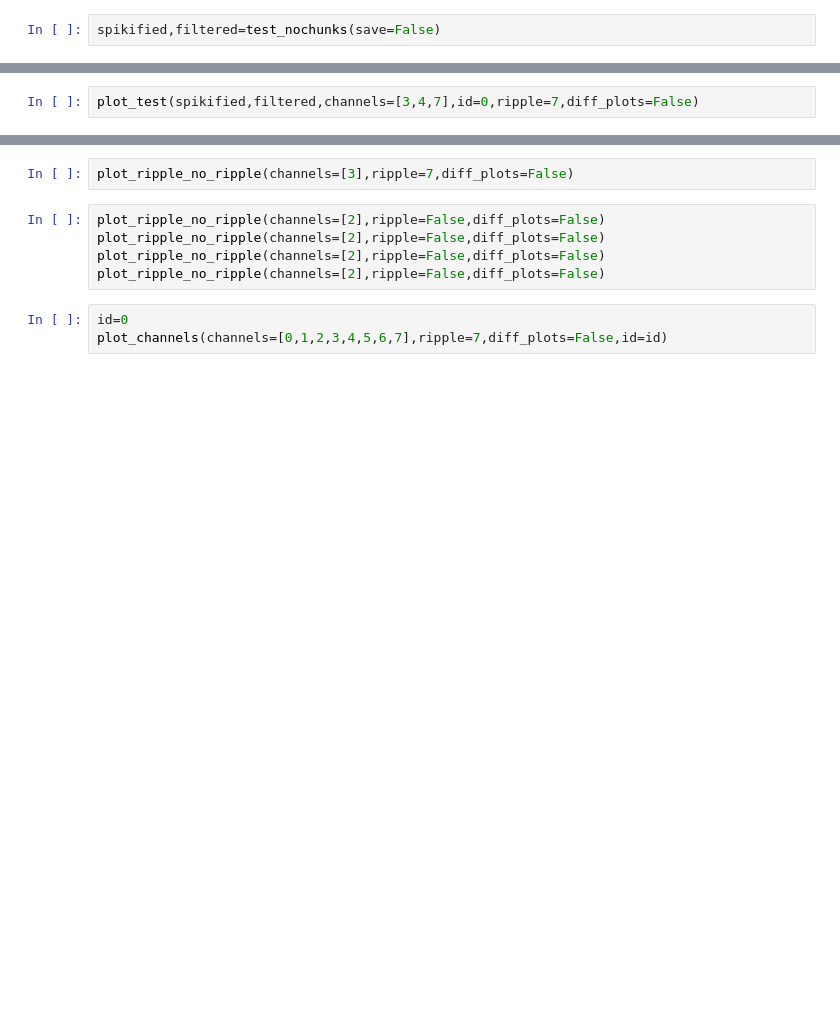
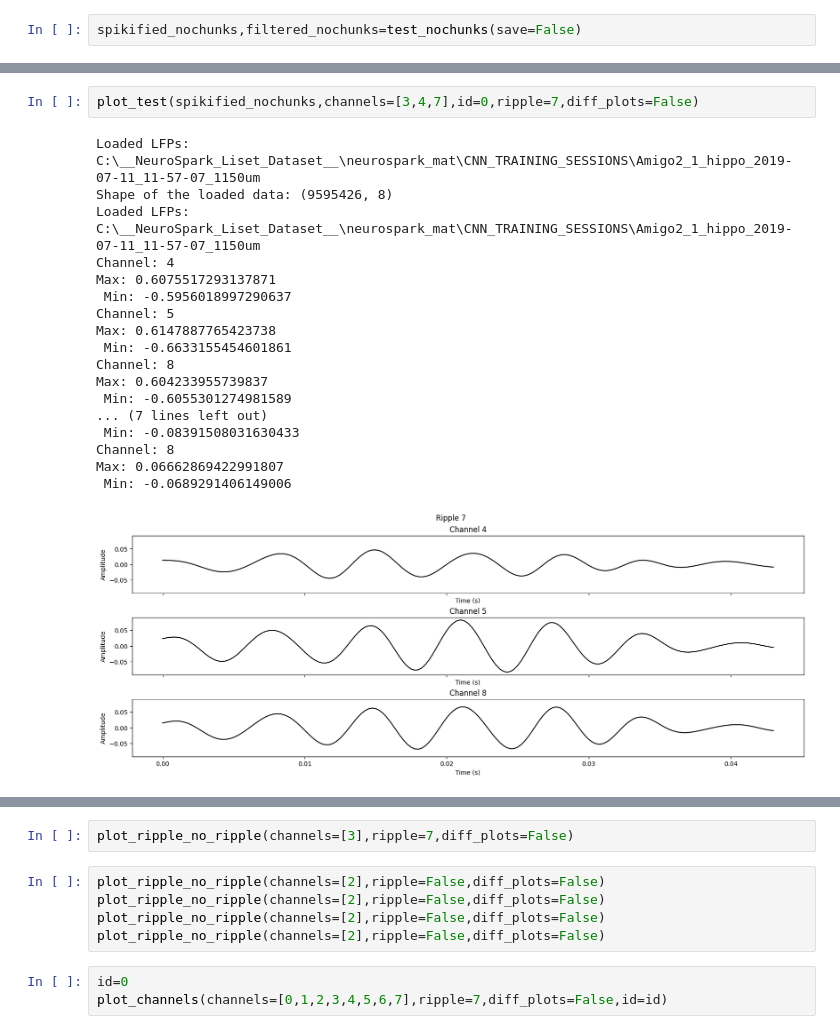
Before and after one commit to pedrofurrix/LAVA_SNN_ripples, a Jupyter notebook: extract_Nripples/visualize_dataset.ipynb, the cells around one changed output, grey strips where cells are left out. Cells and saved outputs as stored; diff of their text form; blank space fills up the shorter version.

```diff
--- a/extract_Nripples/visualize_dataset.ipynb
+++ b/extract_Nripples/visualize_dataset.ipynb
@@ -46,2 +63,2 @@ Max: 1.4072572822761755
 # %%
-spikified,filtered=test_nochunks(save=False)
+spikified_nochunks,filtered_nochunks=test_nochunks(save=False)
@@ -48,2 +82,21 @@ spikified,filtered=test_nochunks(save=False)
 # %%
-plot_test(spikified,filtered,channels=[3,4,7],id=0,ripple=7,diff_plots=False)
+plot_test(spikified_nochunks,channels=[3,4,7],id=0,ripple=7,diff_plots=False)
+# %% [output]
+Loaded LFPs: C:\__NeuroSpark_Liset_Dataset__\neurospark_mat\CNN_TRAINING_SESSIONS\Amigo2_1_hippo_2019-07-11_11-57-07_1150um
+Shape of the loaded data: (9595426, 8)
+Loaded LFPs: C:\__NeuroSpark_Liset_Dataset__\neurospark_mat\CNN_TRAINING_SESSIONS\Amigo2_1_hippo_2019-07-11_11-57-07_1150um
+Channel: 4
+Max: 0.6075517293137871
+ Min: -0.5956018997290637
+Channel: 5
+Max: 0.6147887765423738
+ Min: -0.6633155454601861
+Channel: 8
+Max: 0.604233955739837
+ Min: -0.6055301274981589
+... (7 lines left out)
+ Min: -0.08391508031630433
+Channel: 8
+Max: 0.06662869422991807
+ Min: -0.0689291406149006
+[figure, added]
```
Also changed, not shown: parts of 8 cells of this notebook, 1 other file.
